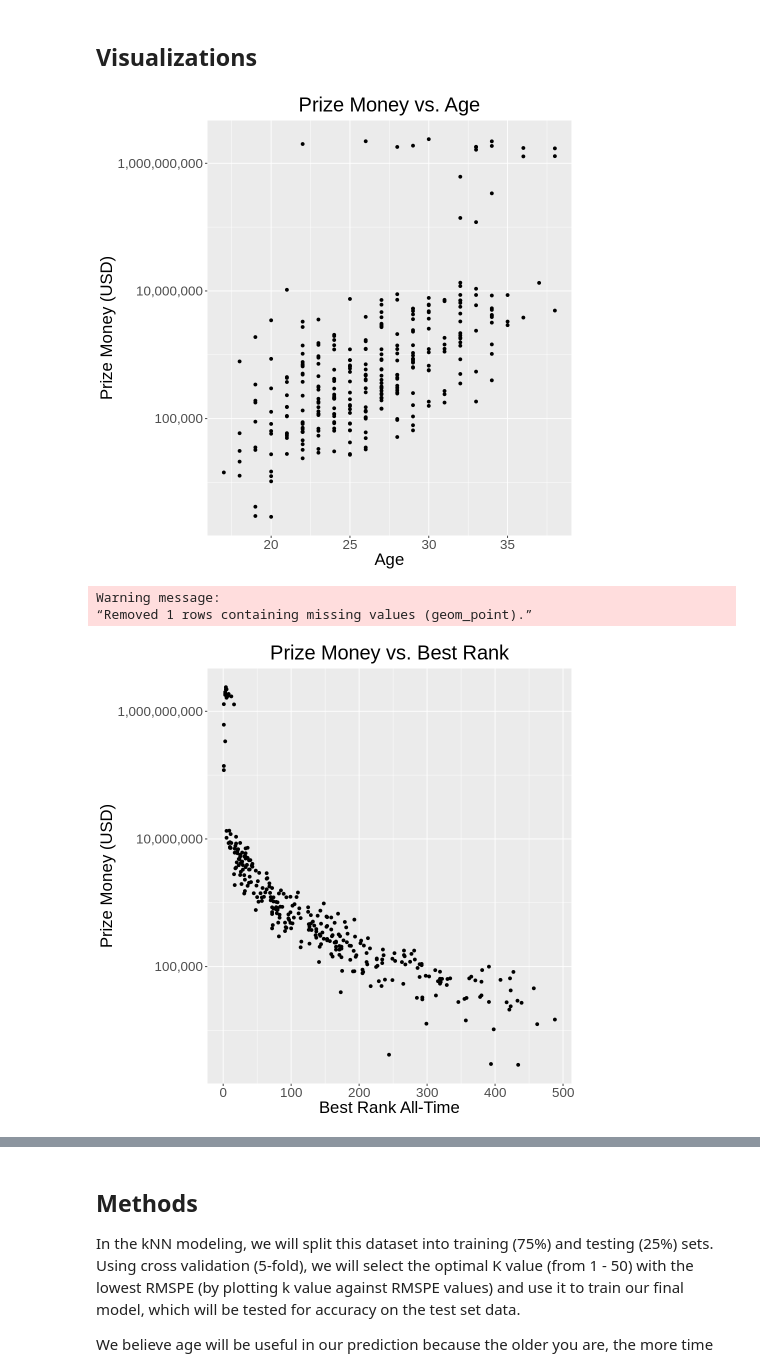
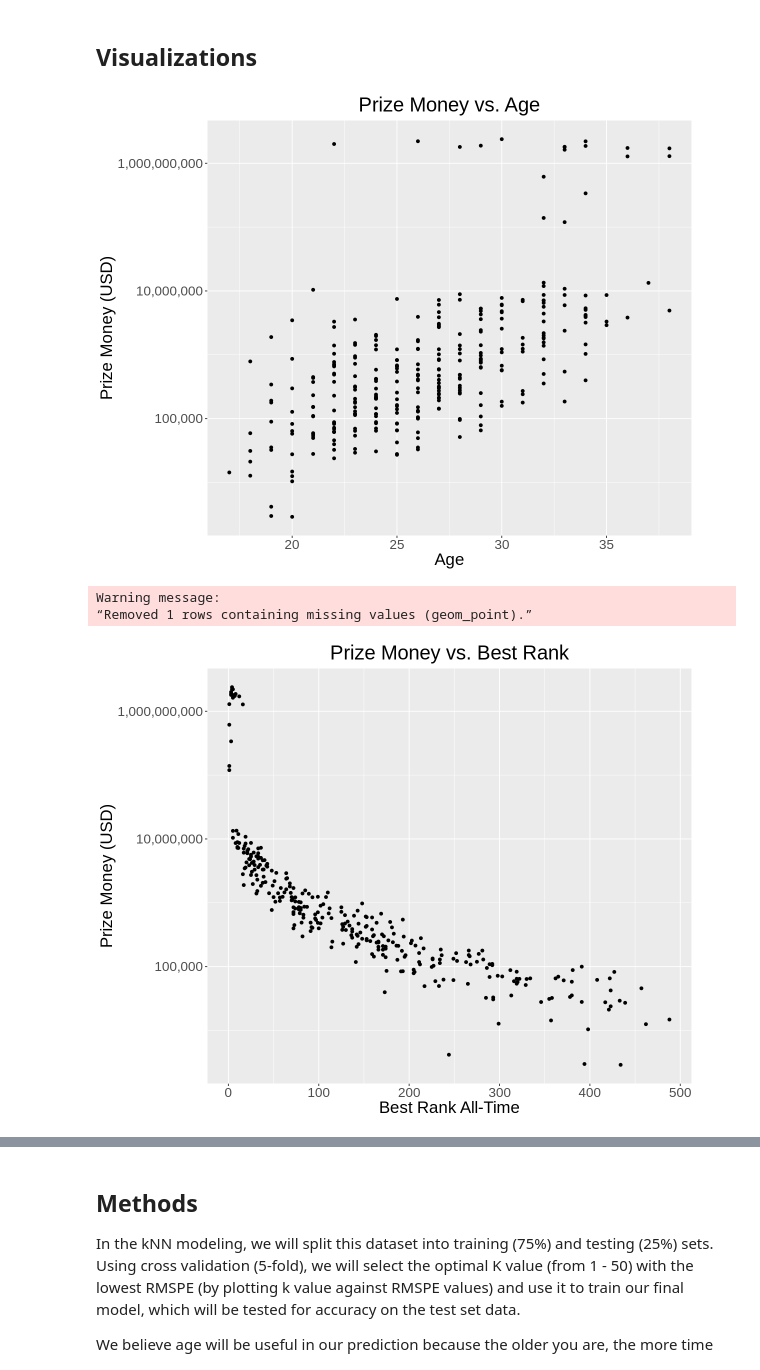
Before and after one commit to HarmanSandhu179/DSCI-100-Group-Project, a Jupyter notebook: group_project_proposal.ipynb, the cells around one changed output, grey strips where cells are left out. Drawn from its saved outputs; the diff is of its cells as text; code cells hidden in the pictures.

```diff
--- a/group_project_proposal.ipynb
+++ b/group_project_proposal.ipynb
@@ -151,35 +152,37 @@ A tibble: 22 × 2
 # %% [markdown]
 ## Visualizations
 # %%
+options(repr.plot.height = 8, repr.plot.width = 10)
+
 player_stats_plot_age <- player_stats_training |>
     ggplot(aes(x = Age, y = Prize_Money)) +
     geom_point() +
     scale_y_log10(labels = label_comma()) +
     labs(x = "Age", y = "Prize Money (USD)", title = "Prize Money vs. Age") +
     theme(text = element_text(size = 20), plot.title = element_text(hjust = 0.5))
 
 player_stats_plot_age
 
 
 player_stats_plot_best_rank <- player_stats_training |>
     ggplot(aes(x = Best_Rank, y = Prize_Money)) +
     geom_point() +
     scale_y_log10(labels = label_comma()) +
     labs(x = "Best Rank All-Time", y = "Prize Money (USD)", title = "Prize Money vs. Best Rank") +
     theme(text = element_text(size = 20), plot.title = element_text(hjust = 0.5))
 
 player_stats_plot_best_rank
 
 player_stats_plot_current_rank <- player_stats_training |>
     ggplot(aes(x = Current_Rank, y = Prize_Money)) +
     geom_point() +
     scale_y_log10(labels = label_comma()) +
     labs(x = "Current Rank", y = "Prize Money (USD)", title = "Prize Money vs. Current Rank") +
     theme(text = element_text(size = 20), plot.title = element_text(hjust = 0.5))
 
 player_stats_plot_current_rank
 # %% [output]
-[figure, old version]
+[figure, new version]
 Warning message:
 “Removed 1 rows containing missing values (geom_point).”
-[figure, old version]
+[figure, new version]
```
Also changed, not shown: parts of 2 cells of this notebook.
